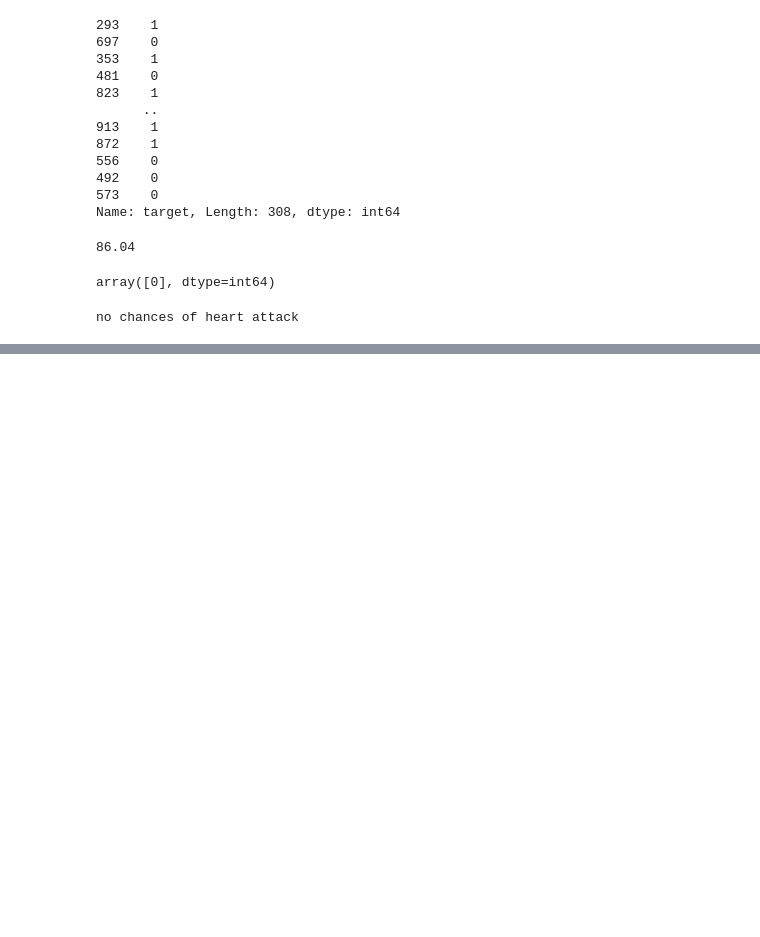
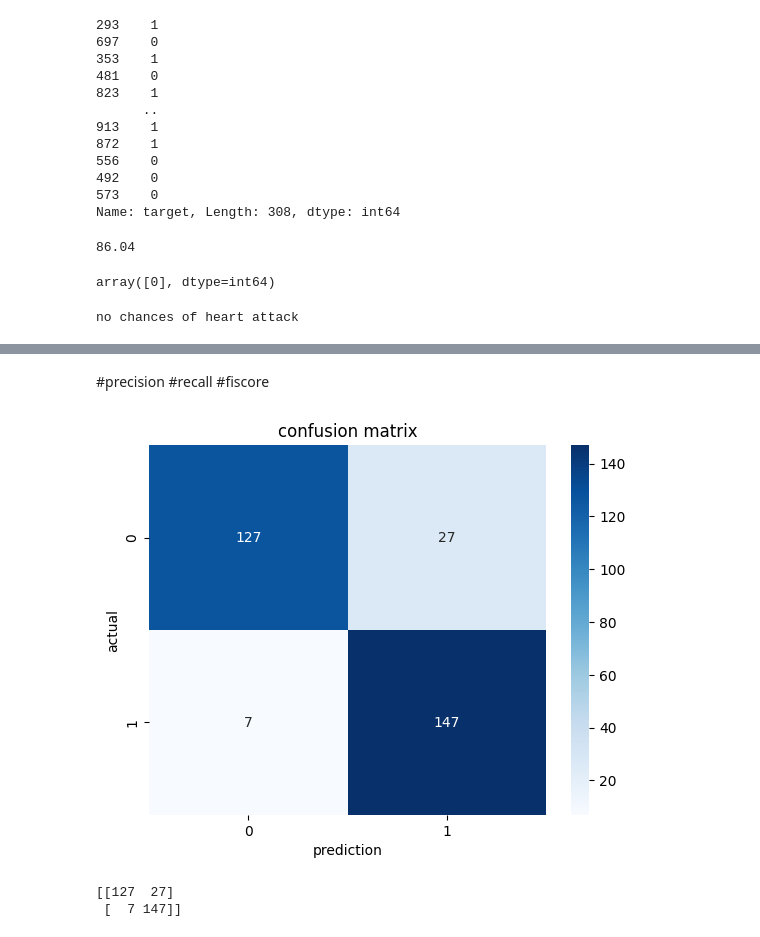
Before and after one commit to aruncb2/knn2, a Jupyter notebook: heart.ipynb, the cells around one changed output, grey strips where cells are left out. Saved outputs shown, nothing was run; the diff lists cells and outputs as text; code cells hidden in the pictures; blank space fills up the shorter version.

```diff
--- a/heart.ipynb
+++ b/heart.ipynb
@@ -208,0 +211,3 @@ KNeighborsClassifier()
+# %%
+model=SVC()
+model.fit(x_train,y_train)
@@ -259,3 +266,15 @@ else:
     print('chances of heart attack')
 # %% [output]
 no chances of heart attack
+# %%
+from sklearn.neighbors import KNeighborsClassifier
+from sklearn.svm import SVC
+from sklearn.metrics import accuracy_score
+models=[KNeighborsClassifier(),SVC()]
+for model in models:
+    model.fit(x_train,y_train)
+    y_pred=model.predict(x_test)
+    print(model)
+    print("___________________________________")
+    print(accuracy_score(y_test,y_pred)*100)
+    print()
@@ -261,0 +289,17 @@ no chances of heart attack
+# %% [markdown]
+#precision
+#recall
+#fiscore
+# %%
+from sklearn.metrics import confusion_matrix,classification_report
+import seaborn as sns
+sns.heatmap(confusion_matrix(y_test,y_pred),fmt="d",cmap="Blues",annot=True)
+plt.title("confusion matrix")
+plt.xlabel("prediction")
+plt.ylabel("actual")
+plt.show()
+print(confusion_matrix(y_test,y_pred))
+# %% [output]
+[figure, added]
+[[127  27]
+ [  7 147]]
```
Also changed, not shown: parts of 3 cells of this notebook.
